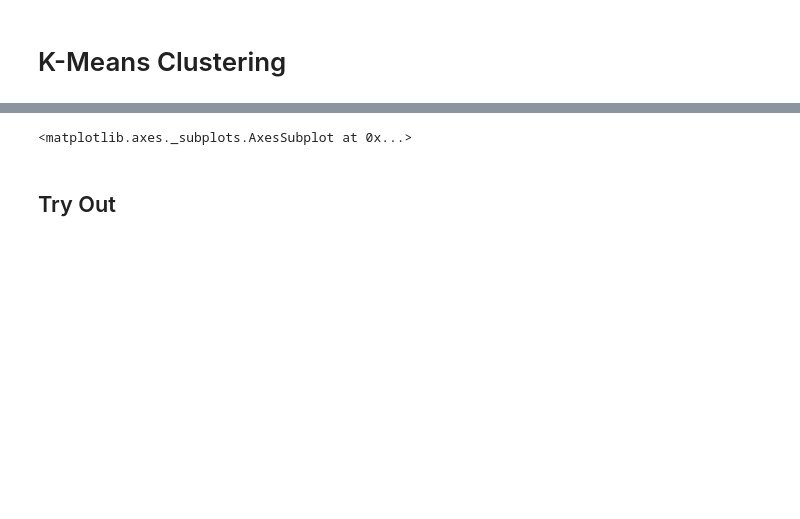
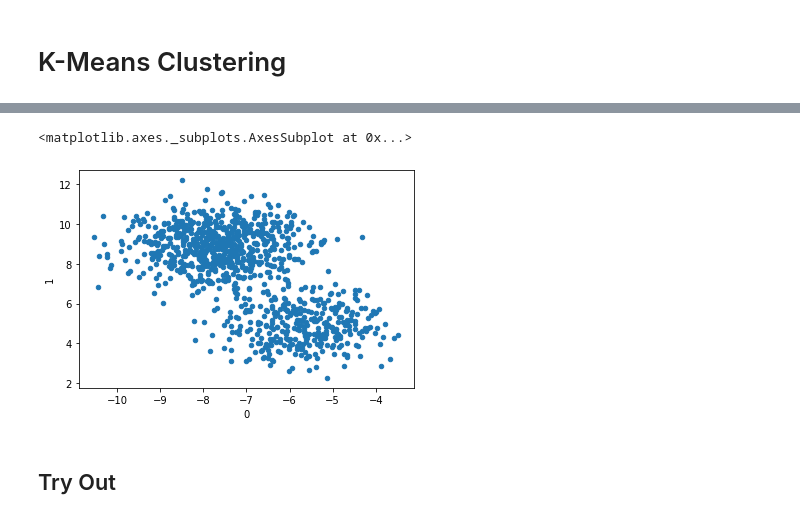
Before and after one commit to alxhrzg/FromScratch, a Jupyter notebook: KMeans Clustering.ipynb, the cells around one changed output, grey strips where cells are left out. Cells and saved outputs as stored; diff of their text form; code cells hidden in the pictures; blank space fills up the shorter version.

```diff
--- a/KMeans Clustering.ipynb
+++ b/KMeans Clustering.ipynb
@@ -6,16 +6,7 @@ from sklearn.datasets import make_classification, make_blobs
 # %% [markdown]
 # K-Means Clustering
 # %%
-%matplotlib notebook
-"""
-X, y = make_classification(
-    n_features=2,
-    n_redundant=0,
-    n_clusters_per_class=1,
-    n_classes=3
-)
-"""
-X, y = make_blobs(n_samples=1000, centers=10, n_features=2,)
+X, y = make_blobs(n_samples=1000, centers=3, n_features=2,)
 X_df = pd.DataFrame(X)
 X_df.plot.scatter(x=0, y=1)
 # %% [output]
@@ -24,4 +13,5 @@ X_df.plot.scatter(x=0, y=1)
 <matplotlib.axes._subplots.AxesSubplot at 0x...>
+[figure, added]
 # %%
 class KMeans():
     def __init__(self, k=2):
```
Also changed, not shown: parts of 9 cells of this notebook, 3 other files.
